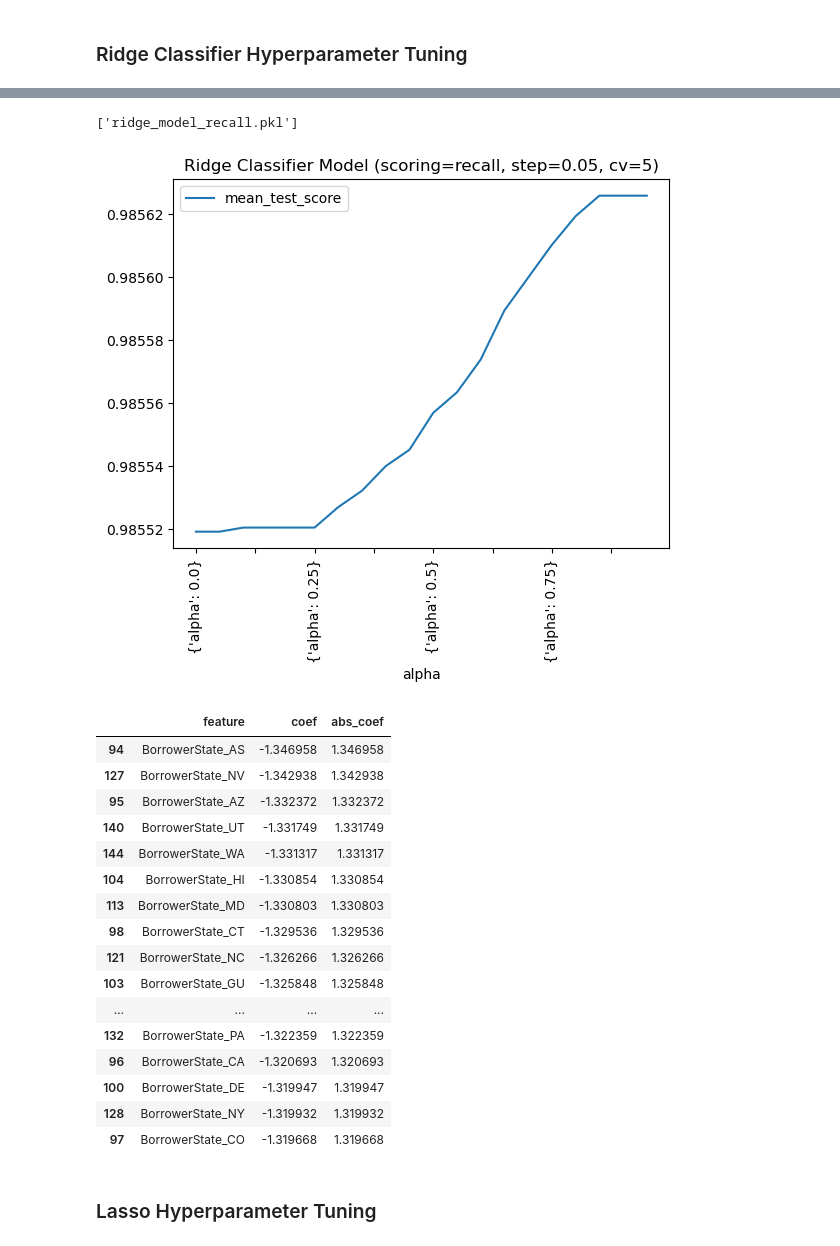
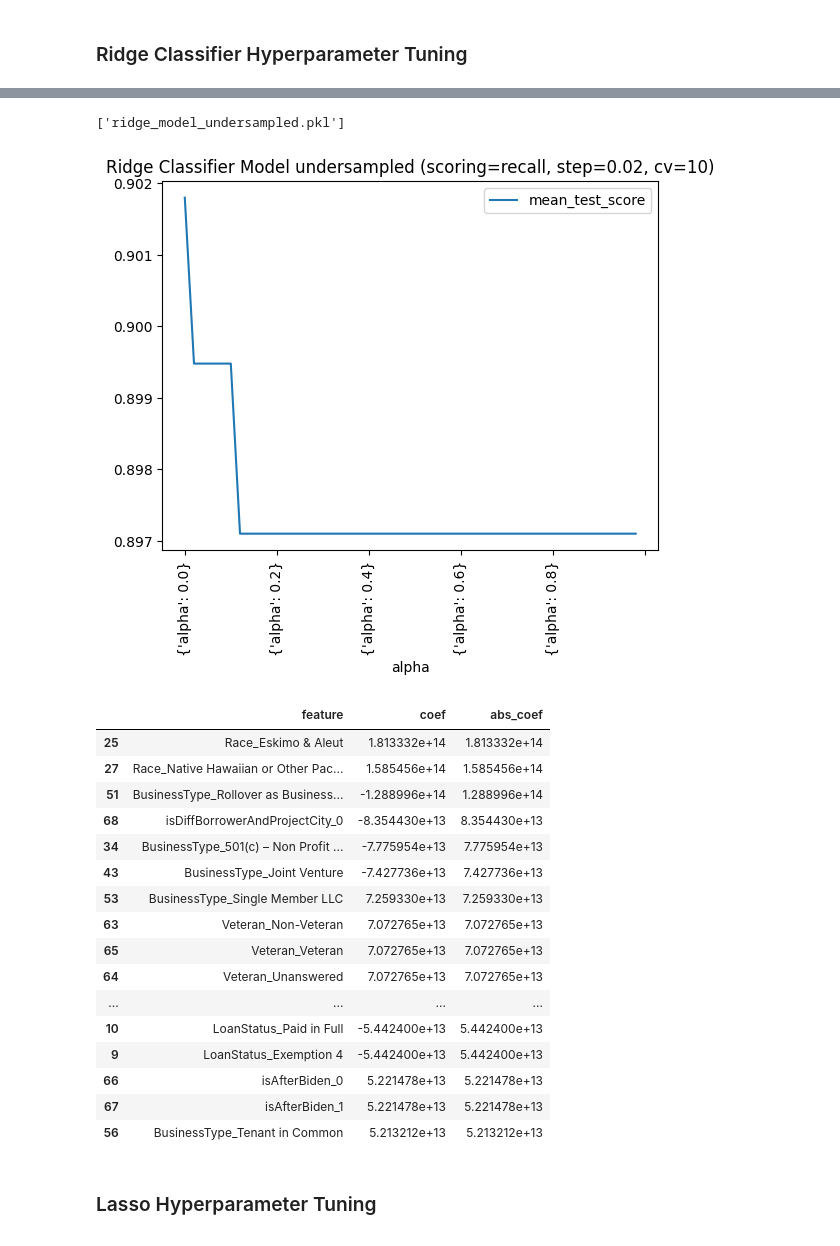
Before and after one commit to SongaZonga/ppp_fraud_pred, a Jupyter notebook: ridge_classifier_and_lasso/ridgeclassification_lasso_models.ipynb, the cells around one changed output, grey strips where cells are left out. Cells and saved outputs as stored; diff of their text form; code cells hidden in the pictures.

```diff
--- a/ridge_classifier_and_lasso/ridgeclassification_lasso_models.ipynb
+++ b/ridge_classifier_and_lasso/ridgeclassification_lasso_models.ipynb
@@ -363,3 +435,6 @@ joblib.dump(ridge_model1, 'ridge_model_f1.pkl')
+# %%
+# load model
+ridge_model1 = joblib.load('ridge_model_oversampled.pkl')
 # %%
 results = pd.DataFrame(ridge_model1.cv_results_)[['params', 'mean_test_score', 'rank_test_score']]
 results.plot(x = 'params', y = 'mean_test_score')
@@ -432,18 +507,20 @@ weighted avg       1.00      1.00      1.00    192379
 # %%
 # save model
-joblib.dump(ridge_model2, 'ridge_model_recall.pkl')
+joblib.dump(ridge_model2, 'ridge_model_undersampled.pkl')
 # %% [output]
-['ridge_model_recall.pkl']
+['ridge_model_undersampled.pkl']
+# %%
+ridge_model2 = joblib.load('ridge_model_undersampled.pkl')
 # %%
 results = pd.DataFrame(ridge_model2.cv_results_)[['params', 'mean_test_score', 'rank_test_score']]
 
 results.plot(x = 'params', y = 'mean_test_score')
-plt.title('Ridge Classifier Model (scoring=recall, step=0.05, cv=5)')
+plt.title('Ridge Classifier Model undersampled (scoring=recall, step=0.02, cv=10)')
 plt.xticks(rotation = 90)
 plt.xlabel('alpha')
 plt.show()
 # %% [output]
-[figure, old version]
+[figure, new version]
 # %%
 # top 20 feature coefficients
 feature_coef = pd.DataFrame({'feature':ridge_model2.feature_names_in_,'coef':ridge_model2.best_estimator_.coef_[0]})
@@ -451,21 +528,21 @@ feature_coef['abs_coef'] = abs(feature_coef['coef'])
 feature_coef.sort_values(by = 'abs_coef', ascending = False).head(20)
 # %% [output]
 |  | feature | coef | abs_coef |
-| 94 | BorrowerState_AS | -1.346958 | 1.346958 |
-| 127 | BorrowerState_NV | -1.342938 | 1.342938 |
-| 95 | BorrowerState_AZ | -1.332372 | 1.332372 |
-| 140 | BorrowerState_UT | -1.331749 | 1.331749 |
-| 144 | BorrowerState_WA | -1.331317 | 1.331317 |
-| 104 | BorrowerState_HI | -1.330854 | 1.330854 |
-| 113 | BorrowerState_MD | -1.330803 | 1.330803 |
-| 98 | BorrowerState_CT | -1.329536 | 1.329536 |
-| 121 | BorrowerState_NC | -1.326266 | 1.326266 |
-| 103 | BorrowerState_GU | -1.325848 | 1.325848 |
+| 25 | Race_Eskimo & Aleut | 1.813332e+14 | 1.813332e+14 |
+| 27 | Race_Native Hawaiian or Other Pac... | 1.585456e+14 | 1.585456e+14 |
+| 51 | BusinessType_Rollover as Business... | -1.288996e+14 | 1.288996e+14 |
+| 68 | isDiffBorrowerAndProjectCity_0 | -8.354430e+13 | 8.354430e+13 |
+| 34 | BusinessType_501(c) – Non Profit ... | -7.775954e+13 | 7.775954e+13 |
+| 43 | BusinessType_Joint Venture | -7.427736e+13 | 7.427736e+13 |
+| 53 | BusinessType_Single Member LLC | 7.259330e+13 | 7.259330e+13 |
+| 63 | Veteran_Non-Veteran | 7.072765e+13 | 7.072765e+13 |
+| 65 | Veteran_Veteran | 7.072765e+13 | 7.072765e+13 |
+| 64 | Veteran_Unanswered | 7.072765e+13 | 7.072765e+13 |
 | ... | ... | ... | ... |
-| 132 | BorrowerState_PA | -1.322359 | 1.322359 |
-| 96 | BorrowerState_CA | -1.320693 | 1.320693 |
-| 100 | BorrowerState_DE | -1.319947 | 1.319947 |
-| 128 | BorrowerState_NY | -1.319932 | 1.319932 |
-| 97 | BorrowerState_CO | -1.319668 | 1.319668 |
+| 10 | LoanStatus_Paid in Full | -5.442400e+13 | 5.442400e+13 |
+| 9 | LoanStatus_Exemption 4 | -5.442400e+13 | 5.442400e+13 |
+| 66 | isAfterBiden_0 | 5.221478e+13 | 5.221478e+13 |
+| 67 | isAfterBiden_1 | 5.221478e+13 | 5.221478e+13 |
+| 56 | BusinessType_Tenant in Common | 5.213212e+13 | 5.213212e+13 |
 # %% [markdown]
 ### Lasso Hyperparameter Tuning
```
Also changed, not shown: parts of 41 cells of this notebook, 6 other files.
